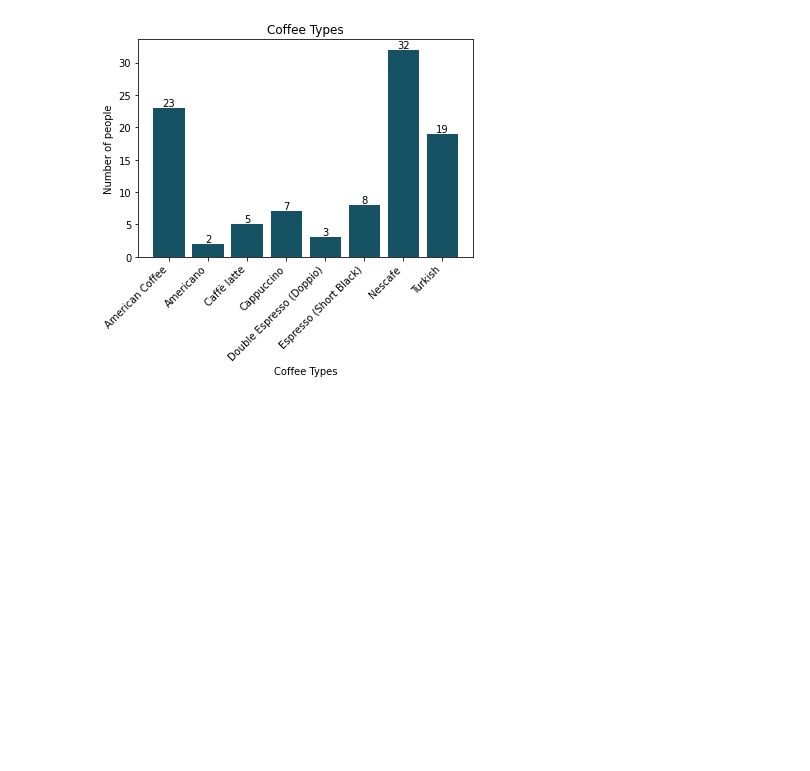
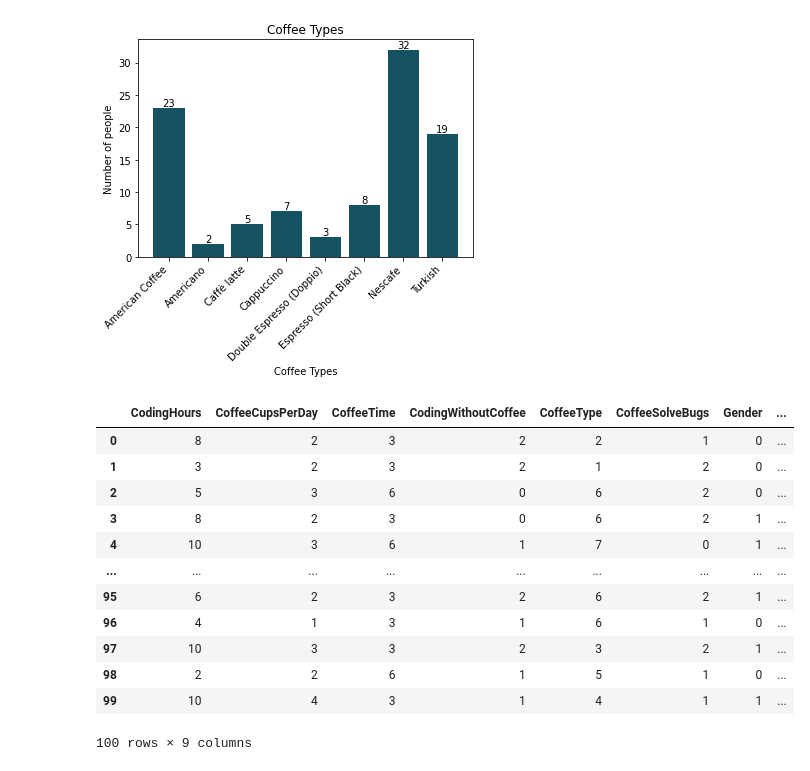
Before and after one commit to roxana-hgh/Data-Mining-project, a Jupyter notebook: CoffeeAndCode.ipynb, the cells around one changed output. Cells and saved outputs as stored; diff of their text form; code cells hidden in the pictures; blank space fills up the shorter version.

```diff
--- a/CoffeeAndCode.ipynb
+++ b/CoffeeAndCode.ipynb
@@ -236,0 +240,21 @@ plt.show()
+# %%
+copy_df = df
+NumericDatas = df[['CodingHours', 'CoffeeCupsPerDay']]
+nominalDatas= copy_df.drop(columns=['CodingHours','CoffeeCupsPerDay'])
+nominalDatas = nominalDatas.apply(LabelEncoder().fit_transform)
+allNumdf = pd.concat([NumericDatas, nominalDatas], axis=1)
+allNumdf
+# %% [output]
+|  | CodingHours | CoffeeCupsPerDay | CoffeeTime | CodingWithoutCoffee | CoffeeType | CoffeeSolveBugs | Gender | ... |
+| 0 | 8 | 2 | 3 | 2 | 2 | 1 | 0 | ... |
+| 1 | 3 | 2 | 3 | 2 | 1 | 2 | 0 | ... |
+| 2 | 5 | 3 | 6 | 0 | 6 | 2 | 0 | ... |
+| 3 | 8 | 2 | 3 | 0 | 6 | 2 | 1 | ... |
+| 4 | 10 | 3 | 6 | 1 | 7 | 0 | 1 | ... |
+| ... | ... | ... | ... | ... | ... | ... | ... | ... |
+| 95 | 6 | 2 | 3 | 2 | 6 | 2 | 1 | ... |
+| 96 | 4 | 1 | 3 | 1 | 6 | 1 | 0 | ... |
+| 97 | 10 | 3 | 3 | 2 | 3 | 2 | 1 | ... |
+| 98 | 2 | 2 | 6 | 1 | 5 | 1 | 0 | ... |
+| 99 | 10 | 4 | 3 | 1 | 4 | 1 | 1 | ... |
+100 rows × 9 columns
```
Also changed, not shown: parts of 5 cells of this notebook, 1 other file.
